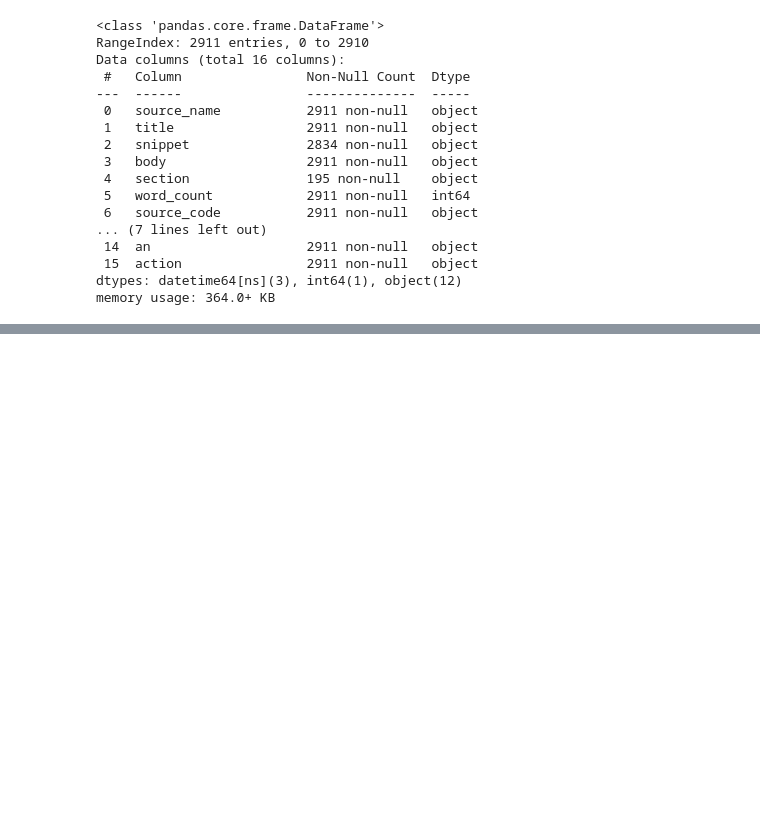
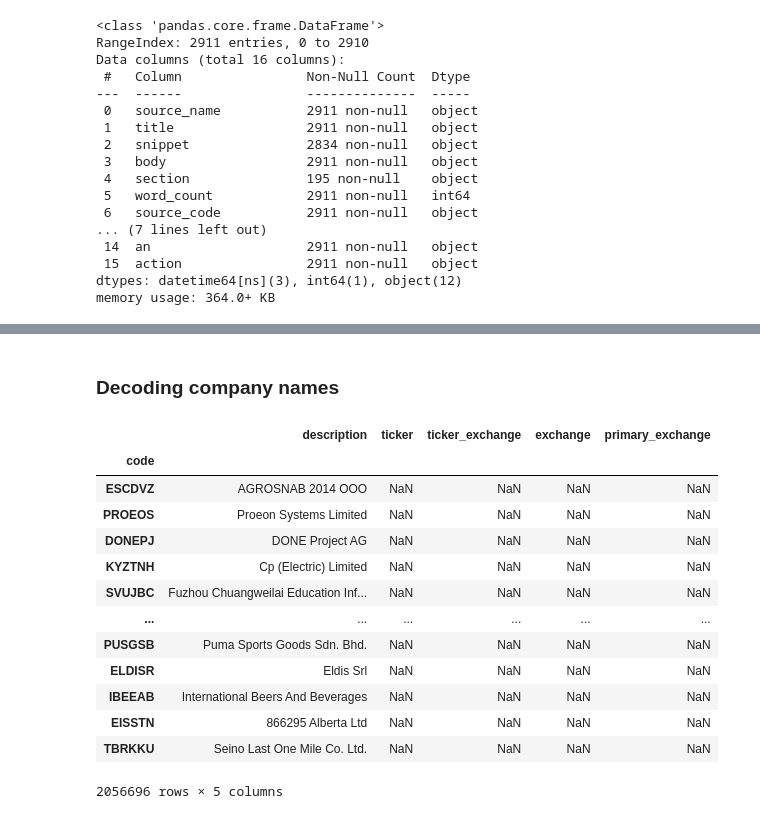
Before and after one commit to sssylvestr/carvaouts-poc, a Jupyter notebook: src/factiva/processing_articles.ipynb, the cells around one changed output, grey strips where cells are left out. Saved outputs shown, nothing was run; the diff lists cells and outputs as text; code cells hidden in the pictures; blank space fills up the shorter version.

```diff
--- a/src/factiva/processing_articles.ipynb
+++ b/src/factiva/processing_articles.ipynb
@@ -120,0 +109,25 @@ df
+# %% [markdown]
+### Decoding company names
+# %%
+from factiva.news.taxonomy import Taxonomy
+user_key = 'LKbI9fY6ZEPU8RcJUxQHjwKbld52WGt0'
+taxonomy = Taxonomy(user_key)
+company_codes_df = taxonomy.get_category_codes('companies')
+company_codes_df = company_codes_df[~company_codes_df.index.duplicated(keep='first')]
+
+company_codes_df
+# %% [output]
+|  | description | ticker | ticker_exchange | exchange | primary_exchange |
+| code |  |  |  |  |  |
+| ESCDVZ | AGROSNAB 2014 OOO | NaN | NaN | NaN | NaN |
+| PROEOS | Proeon Systems Limited | NaN | NaN | NaN | NaN |
+| DONEPJ | DONE Project AG | NaN | NaN | NaN | NaN |
+| KYZTNH | Cp (Electric) Limited | NaN | NaN | NaN | NaN |
+| SVUJBC | Fuzhou Chuangweilai Education Inf... | NaN | NaN | NaN | NaN |
+| ... | ... | ... | ... | ... | ... |
+| PUSGSB | Puma Sports Goods Sdn. Bhd. | NaN | NaN | NaN | NaN |
+| ELDISR | Eldis Srl | NaN | NaN | NaN | NaN |
+| IBEEAB | International Beers And Beverages | NaN | NaN | NaN | NaN |
+| EISSTN | 866295 Alberta Ltd | NaN | NaN | NaN | NaN |
+| TBRKKU | Seino Last One Mile Co. Ltd. | NaN | NaN | NaN | NaN |
+2056696 rows × 5 columns
```
Also changed, not shown: parts of 14 cells of this notebook.
